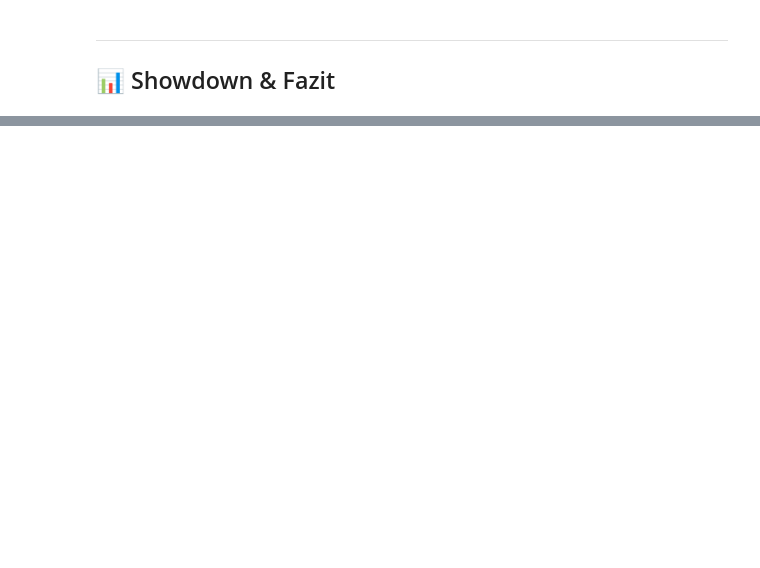
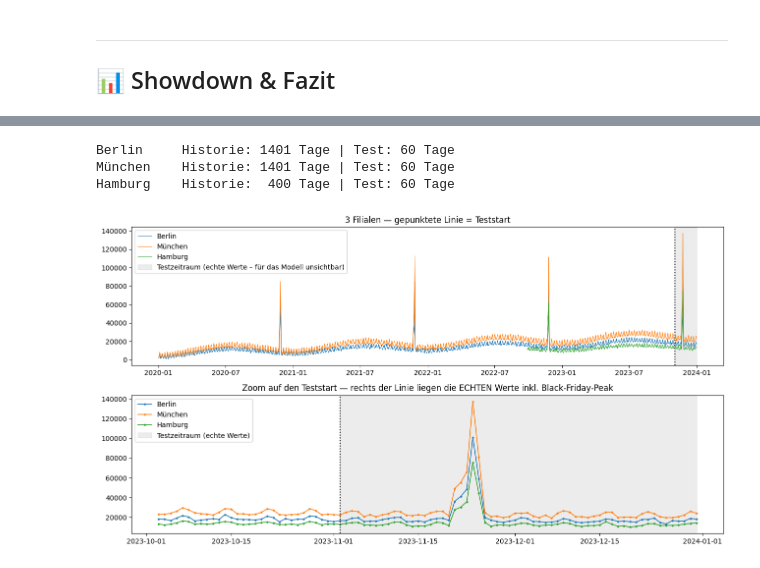
Before and after one commit to KaiSteffen/Business-Prognosis, a Jupyter notebook: chronos/notebooks/3_chronos_handson_solution.ipynb, the cells around one changed output, grey strips where cells are left out. Cells and saved outputs as stored; diff of their text form; code cells hidden in the pictures; blank space fills up the shorter version.

```diff
--- a/chronos/notebooks/3_chronos_handson_solution.ipynb
+++ b/chronos/notebooks/3_chronos_handson_solution.ipynb
@@ -181,0 +202,61 @@ pd.DataFrame([m1, m2a, m2b]).set_index('label').round(1)
+# %%
+# ============================================================
+# AUFGABE-3-DATEN (vorgegeben) — 3 Filialen, gleiche Muster, andere Größe
+# 'Hamburg' hat erst vor gut einem Jahr eröffnet -> genau EIN Black Friday in der Historie!
+# ============================================================
+from chronos import Chronos2Pipeline
+if 'pipe2' not in globals():                     # falls Aufgabe 2 übersprungen wurde
+    pipe2 = Chronos2Pipeline.from_pretrained('amazon/chronos-2', device_map='cpu')
+
+rng3 = np.random.default_rng(seed=7)
+base = (df['trend'] + df['weekly'] + df['yearly'] + df['bf_effect']).to_numpy()
+
+factors = {'Berlin': 1.00, 'München': 1.35, 'Hamburg': 0.75}
+start   = {'Berlin': 0,    'München': 0,    'Hamburg': len(base) - (400 + H)}  # ~13 Monate (enthält den BF 2022)
+
+stores = {name: f * base + rng3.normal(0, 650, len(base)) for name, f in factors.items()}
+
+# Pro Filiale: Kontext-Tabelle (Vergangenheit MIT Kovariate) + Future-Tabelle (bekannte Kovariaten-Zukunft)
+ctx_list, fut_list = [], []
+for name in factors:
+    s0 = start[name]
+    ctx_list.append(pd.DataFrame({'id': name,
+                                  'timestamp': df['ds'].iloc[s0:-H].values,
+                                  'target': stores[name][s0:-H],
+                                  'black_friday': df['black_friday'].to_numpy()[s0:-H]}))
+    fut_list.append(pd.DataFrame({'id': name,
+                                  'timestamp': df['ds'].iloc[-H:].values,
+                                  'black_friday': df['black_friday'].to_numpy()[-H:]}))
+
+for name in factors:
+    print(f"{name:<10} Historie: {len(stores[name][start[name]:-H]):4d} Tage | Test: {H} Tage")
+# %% [output]
+Berlin     Historie: 1401 Tage | Test: 60 Tage
+München    Historie: 1401 Tage | Test: 60 Tage
+Hamburg    Historie:  400 Tage | Test: 60 Tage
+# %%
+# Die drei Filialen ansehen (vorgegeben) — oben gesamt, unten Zoom auf den Teststart.
+# Grau schattiert = Testzeitraum: Diese ECHTEN Werte (inkl. Black-Friday-Peak) sieht
+# das Modell nicht — genau sie gilt es vorherzusagen.
+fig, (ax1, ax2) = plt.subplots(2, 1, figsize=(13, 7))
+
+for name in factors:
+    s0 = start[name]
+    ax1.plot(df['ds'].iloc[s0:], stores[name][s0:], lw=0.8, label=name)
+ax1.axvspan(df['ds'].iloc[-H], df['ds'].iloc[-1], color='gray', alpha=0.15,
+            label='Testzeitraum (echte Werte – für das Modell unsichtbar)')
+ax1.axvline(df['ds'].iloc[-H], color='k', ls=':')
+ax1.set_title('3 Filialen — gepunktete Linie = Teststart')
+ax1.legend()
+
+zoom0 = len(df) - H - 30
+for name in factors:
+    ax2.plot(df['ds'].iloc[zoom0:], stores[name][zoom0:], lw=1.2, marker='.', ms=4, label=name)
+ax2.axvspan(df['ds'].iloc[-H], df['ds'].iloc[-1], color='gray', alpha=0.15,
+            label='Testzeitraum (echte Werte)')
+ax2.axvline(df['ds'].iloc[-H], color='k', ls=':')
+ax2.set_title('Zoom auf den Teststart — rechts der Linie liegen die ECHTEN Werte inkl. Black-Friday-Peak')
+ax2.legend()
+plt.tight_layout(); plt.show()
+# %% [output]
+[figure, added]
```
Also changed, not shown: parts of 19 cells of this notebook, 2 other files.
